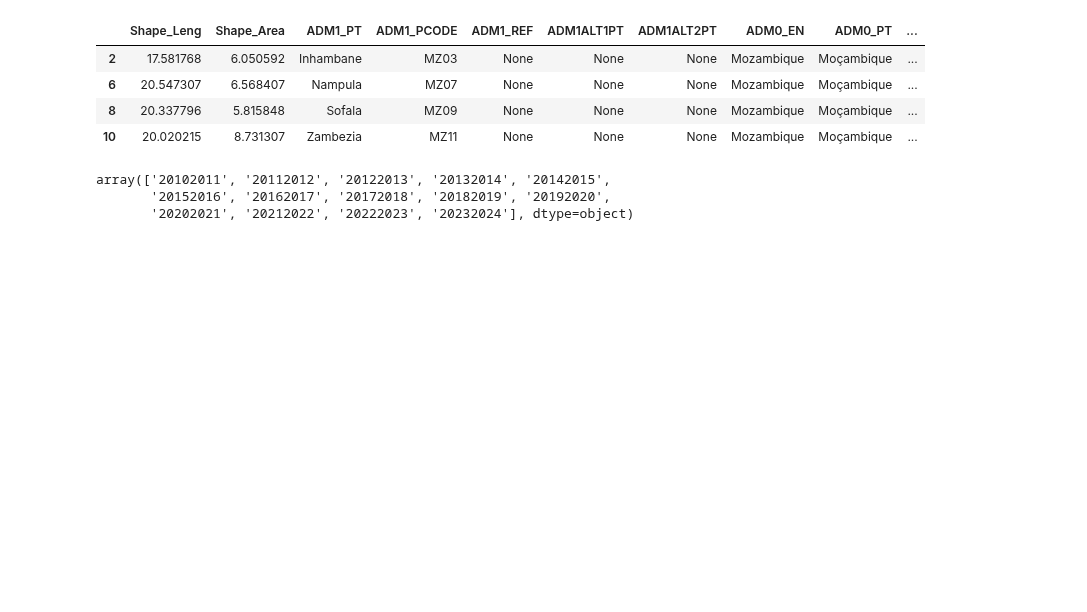
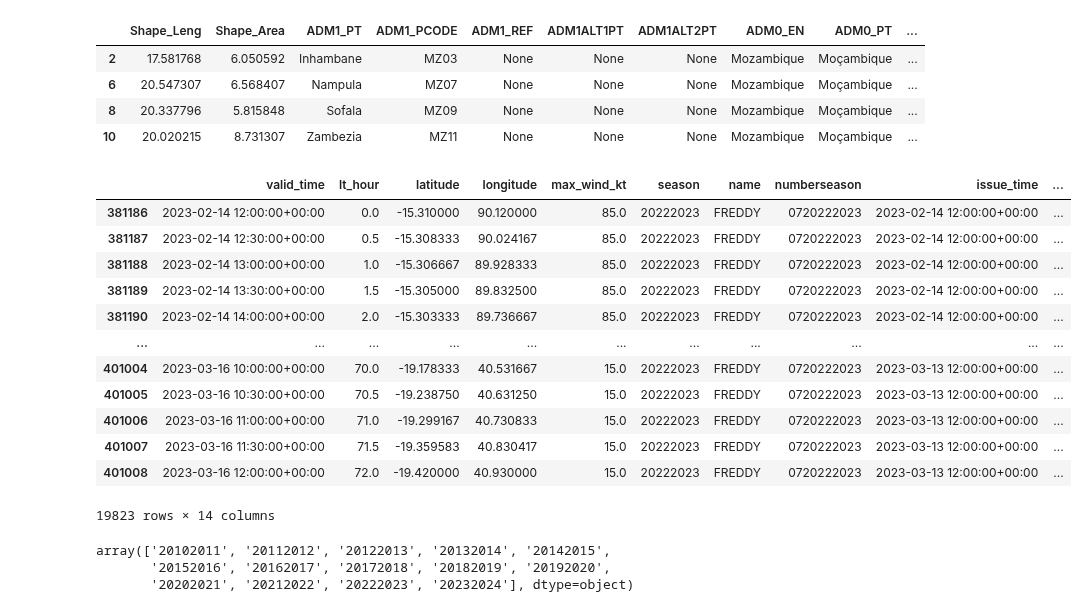
Before and after one commit to OCHA-DAP/ds-aa-moz-cyclones, a Jupyter notebook: exploration/rsmc_historical_forecasts.ipynb, the cells around one changed output. Cells and saved outputs as stored; diff of their text form; code cells hidden in the pictures; blank space fills up the shorter version.

```diff
--- a/exploration/rsmc_historical_forecasts.ipynb
+++ b/exploration/rsmc_historical_forecasts.ipynb
@@ -17,0 +27,2 @@ from src.datasources import codab, rsmc
+# %%
+test = rsmc.load_processed_historical_forecasts()
@@ -29,6 +52,22 @@ adm
 df = rsmc.load_historical_forecast_distances()
 distance_cols = [x for x in df.columns if "_distance_km" in x]
 df["any_distance_km"] = df[distance_cols].min(axis=1)
+# %%
+df[df["name"] == "FREDDY"]
+# %% [output]
+|  | valid_time | lt_hour | latitude | longitude | max_wind_kt | season | name | numberseason | issue_time | ... |
+| 381186 | 2023-02-14 12:00:00+00:00 | 0.0 | -15.310000 | 90.120000 | 85.0 | 20222023 | FREDDY | 0720222023 | 2023-02-14 12:00:00+00:00 | ... |
+| 381187 | 2023-02-14 12:30:00+00:00 | 0.5 | -15.308333 | 90.024167 | 85.0 | 20222023 | FREDDY | 0720222023 | 2023-02-14 12:00:00+00:00 | ... |
+| 381188 | 2023-02-14 13:00:00+00:00 | 1.0 | -15.306667 | 89.928333 | 85.0 | 20222023 | FREDDY | 0720222023 | 2023-02-14 12:00:00+00:00 | ... |
+| 381189 | 2023-02-14 13:30:00+00:00 | 1.5 | -15.305000 | 89.832500 | 85.0 | 20222023 | FREDDY | 0720222023 | 2023-02-14 12:00:00+00:00 | ... |
+| 381190 | 2023-02-14 14:00:00+00:00 | 2.0 | -15.303333 | 89.736667 | 85.0 | 20222023 | FREDDY | 0720222023 | 2023-02-14 12:00:00+00:00 | ... |
+| ... | ... | ... | ... | ... | ... | ... | ... | ... | ... | ... |
+| 401004 | 2023-03-16 10:00:00+00:00 | 70.0 | -19.178333 | 40.531667 | 15.0 | 20222023 | FREDDY | 0720222023 | 2023-03-13 12:00:00+00:00 | ... |
+| 401005 | 2023-03-16 10:30:00+00:00 | 70.5 | -19.238750 | 40.631250 | 15.0 | 20222023 | FREDDY | 0720222023 | 2023-03-13 12:00:00+00:00 | ... |
+| 401006 | 2023-03-16 11:00:00+00:00 | 71.0 | -19.299167 | 40.730833 | 15.0 | 20222023 | FREDDY | 0720222023 | 2023-03-13 12:00:00+00:00 | ... |
+| 401007 | 2023-03-16 11:30:00+00:00 | 71.5 | -19.359583 | 40.830417 | 15.0 | 20222023 | FREDDY | 0720222023 | 2023-03-13 12:00:00+00:00 | ... |
+| 401008 | 2023-03-16 12:00:00+00:00 | 72.0 | -19.420000 | 40.930000 | 15.0 | 20222023 | FREDDY | 0720222023 | 2023-03-13 12:00:00+00:00 | ... |
+19823 rows × 14 columns
 # %%
 df["season"].unique()
 # %% [output]
```
Also changed, not shown: parts of 4 cells of this notebook, 2 other files.
